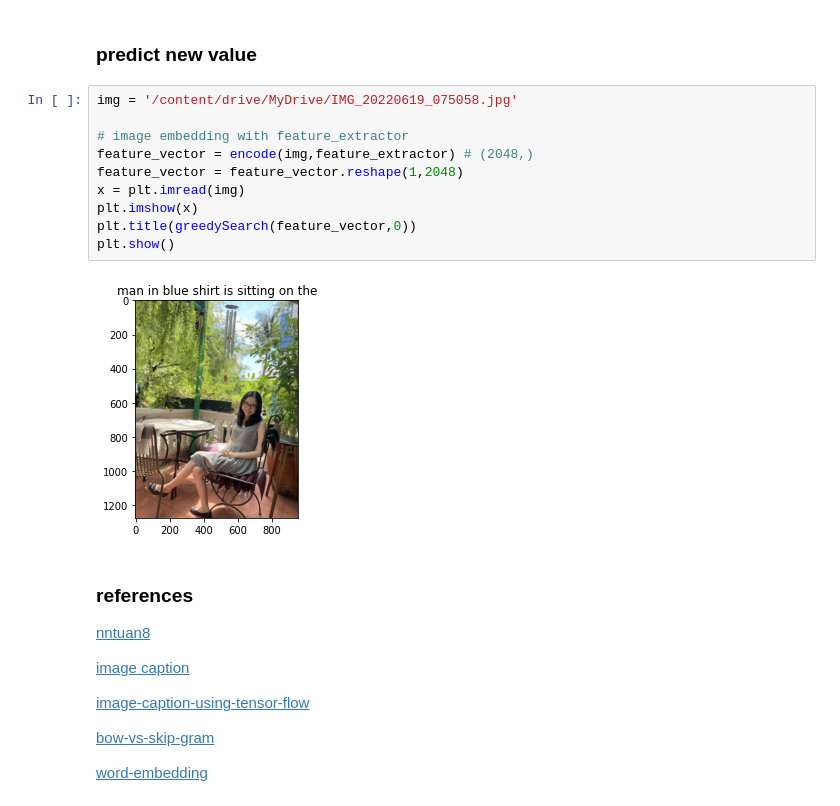
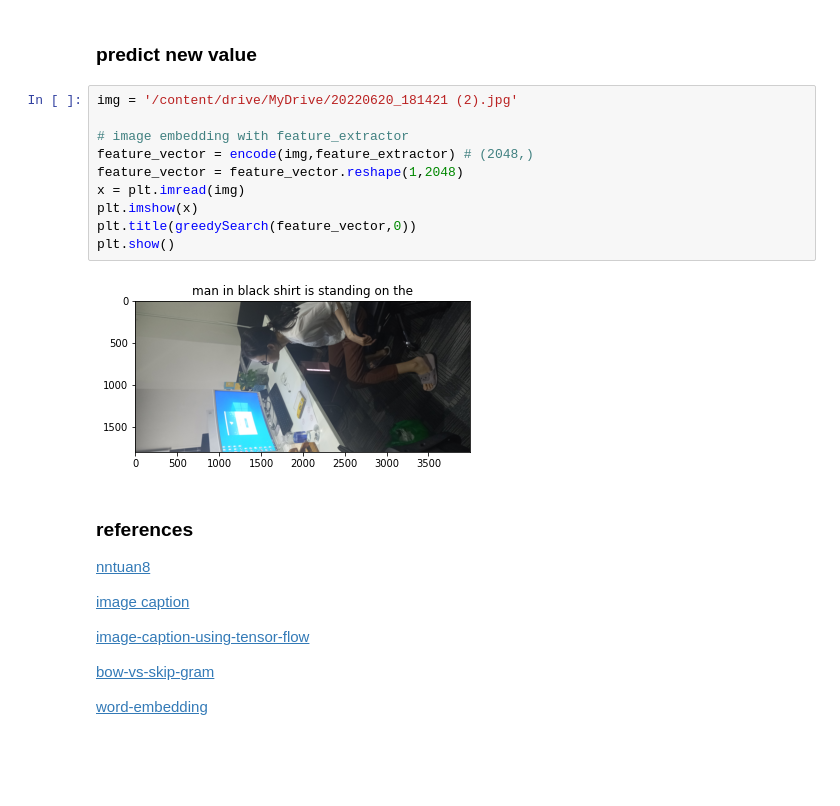
Before and after one commit to Locchuong96/machine-learning, a Jupyter notebook: Courses/image_captioning.ipynb, the cells around one changed output. Drawn from its saved outputs; the diff is of its cells as text; blank space fills up the shorter version.

```diff
--- a/Courses/image_captioning.ipynb
+++ b/Courses/image_captioning.ipynb
@@ -891,17 +910,17 @@ plt.show()
 # %% [markdown]
 ### predict new value
 # %%
-img = '/content/drive/MyDrive/IMG_20220619_075058.jpg'
+img = '/content/drive/MyDrive/20220620_181421 (2).jpg'
 
 # image embedding with feature_extractor
 feature_vector = encode(img,feature_extractor) # (2048,)
 feature_vector = feature_vector.reshape(1,2048)
 x = plt.imread(img)
 plt.imshow(x)
 plt.title(greedySearch(feature_vector,0))
 plt.show()
 # %% [output]
-[figure, old version]
+[figure, new version]
 # %% [markdown]
 ### references
 
```
Also changed, not shown: parts of 12 cells of this notebook.
